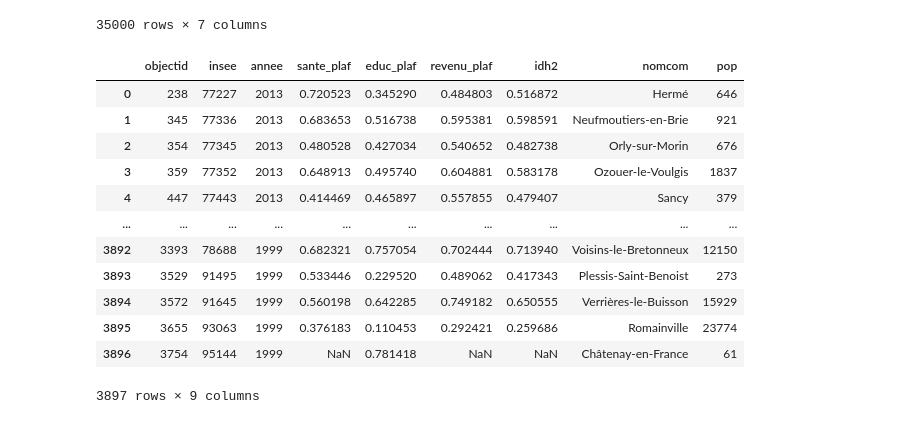
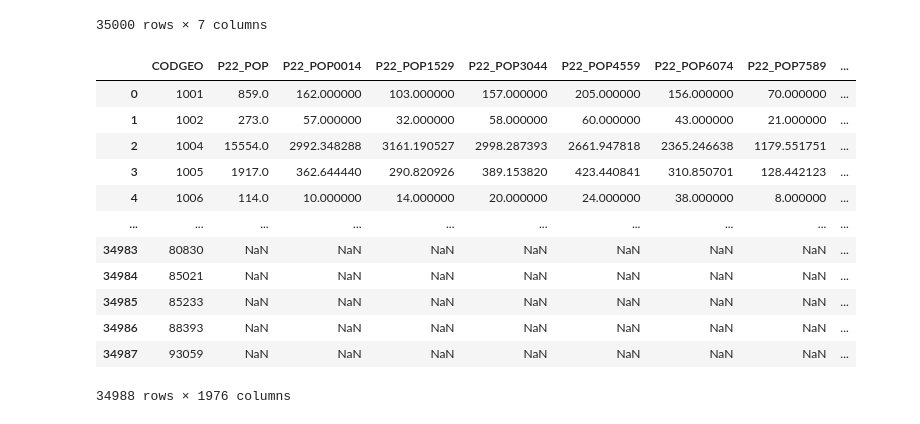
Before and after one commit to RRzm/Python_2A, a Jupyter notebook: traitement.ipynb, the cells around one changed output. Cells and saved outputs as stored; diff of their text form; code cells hidden in the pictures.

```diff
--- a/traitement.ipynb
+++ b/traitement.ipynb
@@ -460,16 +461,0 @@ crime = get_local_csv('donnee-dep-data.gouv-2024-geographie2025-produit-le2025-0
-# %%
-idh
-# %% [output]
-|  | ﻿objectid | insee | annee | sante_plaf | educ_plaf | revenu_plaf | idh2 | nomcom | pop |
-| 0 | 238 | 77227 | 2013 | 0.720523 | 0.345290 | 0.484803 | 0.516872 | Hermé | 646 |
-| 1 | 345 | 77336 | 2013 | 0.683653 | 0.516738 | 0.595381 | 0.598591 | Neufmoutiers-en-Brie | 921 |
-| 2 | 354 | 77345 | 2013 | 0.480528 | 0.427034 | 0.540652 | 0.482738 | Orly-sur-Morin | 676 |
-| 3 | 359 | 77352 | 2013 | 0.648913 | 0.495740 | 0.604881 | 0.583178 | Ozouer-le-Voulgis | 1837 |
-| 4 | 447 | 77443 | 2013 | 0.414469 | 0.465897 | 0.557855 | 0.479407 | Sancy | 379 |
-| ... | ... | ... | ... | ... | ... | ... | ... | ... | ... |
-| 3892 | 3393 | 78688 | 1999 | 0.682321 | 0.757054 | 0.702444 | 0.713940 | Voisins-le-Bretonneux | 12150 |
-| 3893 | 3529 | 91495 | 1999 | 0.533446 | 0.229520 | 0.489062 | 0.417343 | Plessis-Saint-Benoist | 273 |
-| 3894 | 3572 | 91645 | 1999 | 0.560198 | 0.642285 | 0.749182 | 0.650555 | Verrières-le-Buisson | 15929 |
-| 3895 | 3655 | 93063 | 1999 | 0.376183 | 0.110453 | 0.292421 | 0.259686 | Romainville | 23774 |
-| 3896 | 3754 | 95144 | 1999 | NaN | 0.781418 | NaN | NaN | Châtenay-en-France | 61 |
-3897 rows × 9 columns
@@ -475,0 +464,16 @@ idh
+# %%
+commune_info #Notez qu'il y a un problème avec CODGEO car il est lu comme un entier.
+# %% [output]
+|  | CODGEO | P22_POP | P22_POP0014 | P22_POP1529 | P22_POP3044 | P22_POP4559 | P22_POP6074 | P22_POP7589 | ... |
+| 0 | 1001 | 859.0 | 162.000000 | 103.000000 | 157.000000 | 205.000000 | 156.000000 | 70.000000 | ... |
+| 1 | 1002 | 273.0 | 57.000000 | 32.000000 | 58.000000 | 60.000000 | 43.000000 | 21.000000 | ... |
+| 2 | 1004 | 15554.0 | 2992.348288 | 3161.190527 | 2998.287393 | 2661.947818 | 2365.246638 | 1179.551751 | ... |
+| 3 | 1005 | 1917.0 | 362.644440 | 290.820926 | 389.153820 | 423.440841 | 310.850701 | 128.442123 | ... |
+| 4 | 1006 | 114.0 | 10.000000 | 14.000000 | 20.000000 | 24.000000 | 38.000000 | 8.000000 | ... |
+| ... | ... | ... | ... | ... | ... | ... | ... | ... | ... |
+| 34983 | 80830 | NaN | NaN | NaN | NaN | NaN | NaN | NaN | ... |
+| 34984 | 85021 | NaN | NaN | NaN | NaN | NaN | NaN | NaN | ... |
+| 34985 | 85233 | NaN | NaN | NaN | NaN | NaN | NaN | NaN | ... |
+| 34986 | 88393 | NaN | NaN | NaN | NaN | NaN | NaN | NaN | ... |
+| 34987 | 93059 | NaN | NaN | NaN | NaN | NaN | NaN | NaN | ... |
+34988 rows × 1976 columns
```
Also changed, not shown: parts of 17 cells of this notebook, 2 other files.
